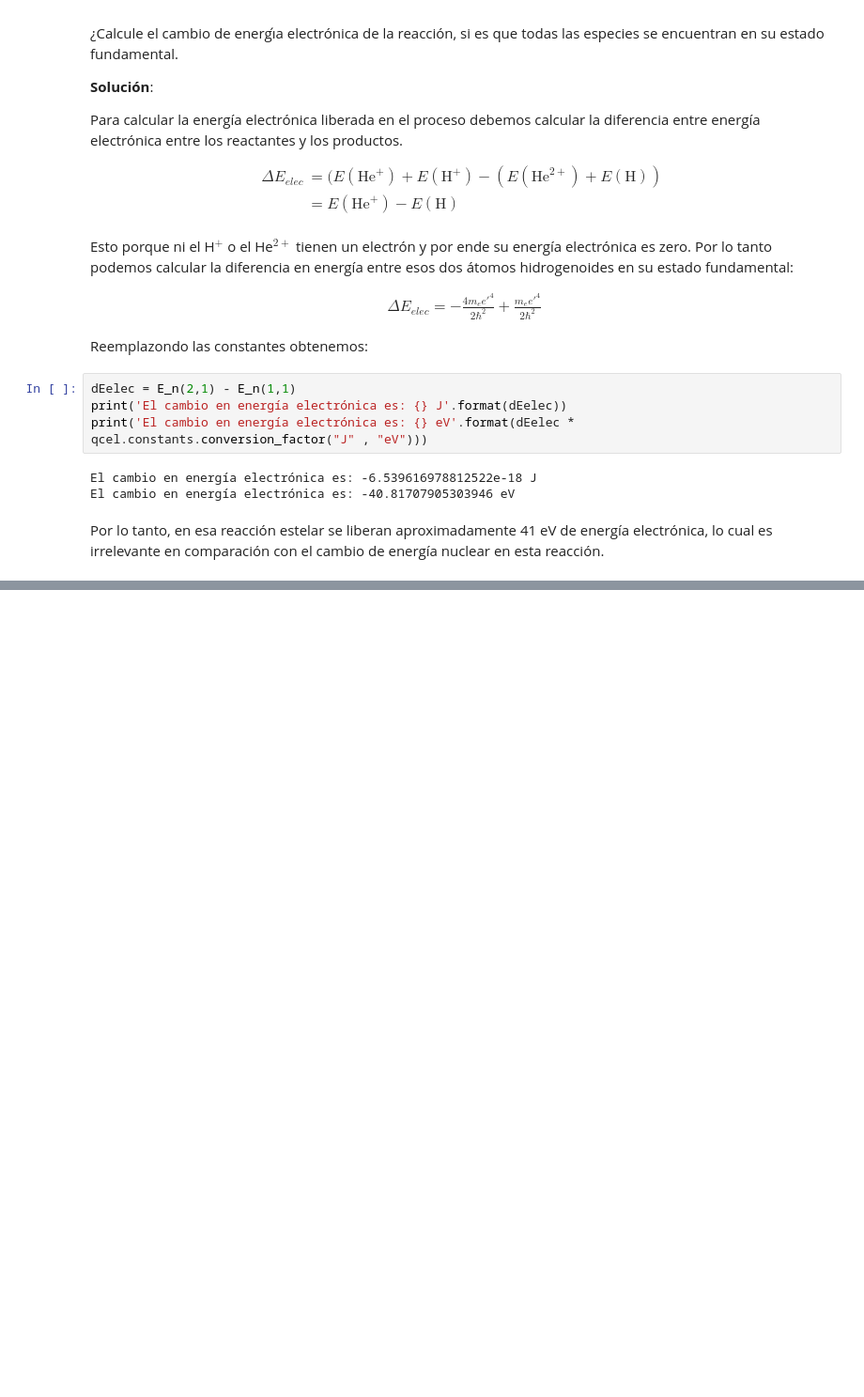
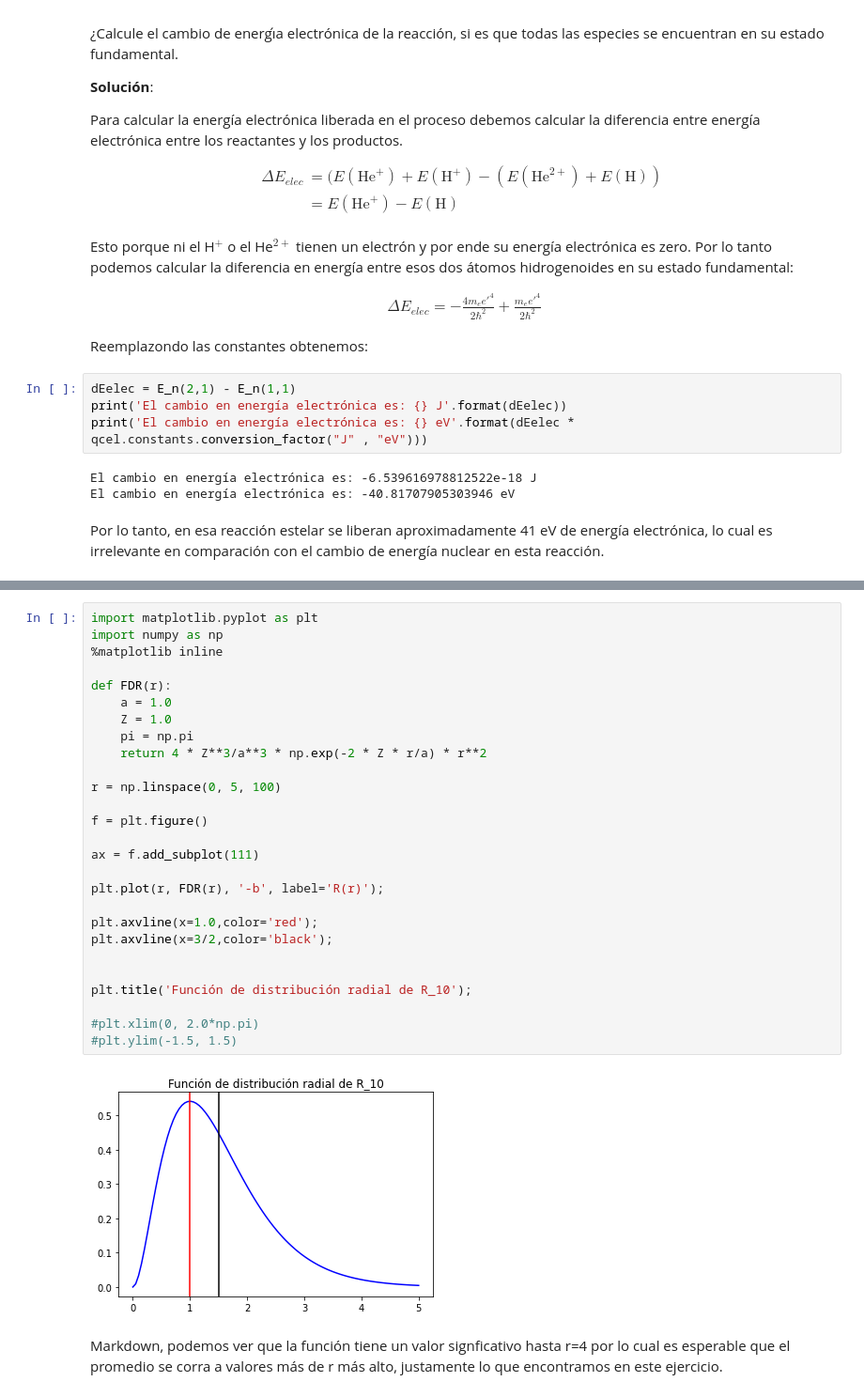
Before and after one commit to QCMM/cursosQC, a Jupyter notebook: curso_EAM/guias/guia_atmH.ipynb, the cells around one changed output, grey strips where cells are left out. Shown: that part at 94% size. Drawn from its saved outputs; the diff is of its cells as text; blank space fills up the shorter version.

```diff
--- a/curso_EAM/guias/guia_atmH.ipynb
+++ b/curso_EAM/guias/guia_atmH.ipynb
@@ -359,0 +506,31 @@ Por lo tanto, en esa reacción estelar se liberan aproximadamente 41 eV de energ
+# %%
+import matplotlib.pyplot as plt
+import numpy as np
+%matplotlib inline
+
+def FDR(r):
+    a = 1.0
+    Z = 1.0
+    pi = np.pi
+    return 4 * Z**3/a**3 * np.exp(-2 * Z * r/a) * r**2
+
+r = np.linspace(0, 5, 100)
+
+f = plt.figure()
+
+ax = f.add_subplot(111)
+
+plt.plot(r, FDR(r), '-b', label='R(r)');
+
+plt.axvline(x=1.0,color='red');
+plt.axvline(x=3/2,color='black');
+
+
+plt.title('Función de distribución radial de R_10');
+
+#plt.xlim(0, 2.0*np.pi)
+#plt.ylim(-1.5, 1.5)
+# %% [output]
+[figure, added]
+# %% [markdown]
+Markdown, podemos ver que la función tiene un valor signficativo hasta r=4 por lo cual es esperable que el promedio se corra a valores más de r más alto, justamente lo que encontramos en este ejercicio.
```
Also changed, not shown: parts of 19 cells of this notebook.
